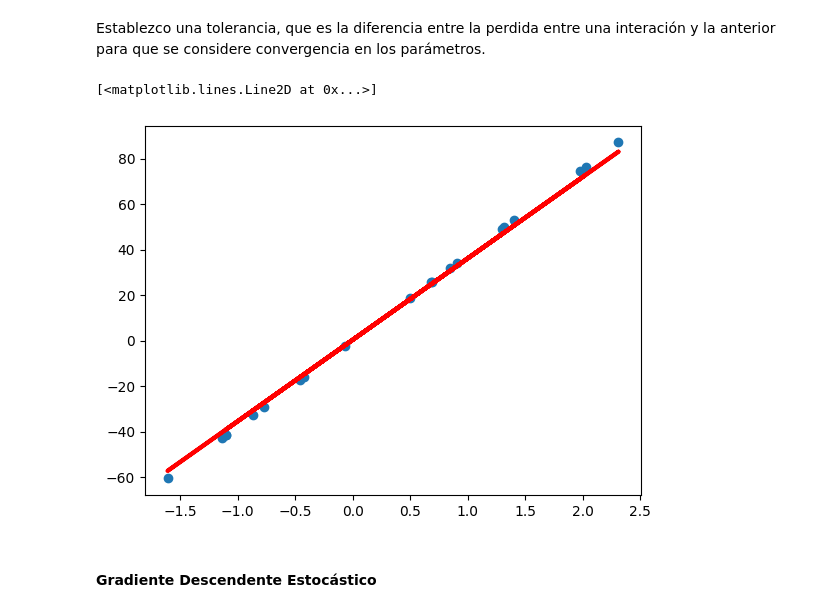
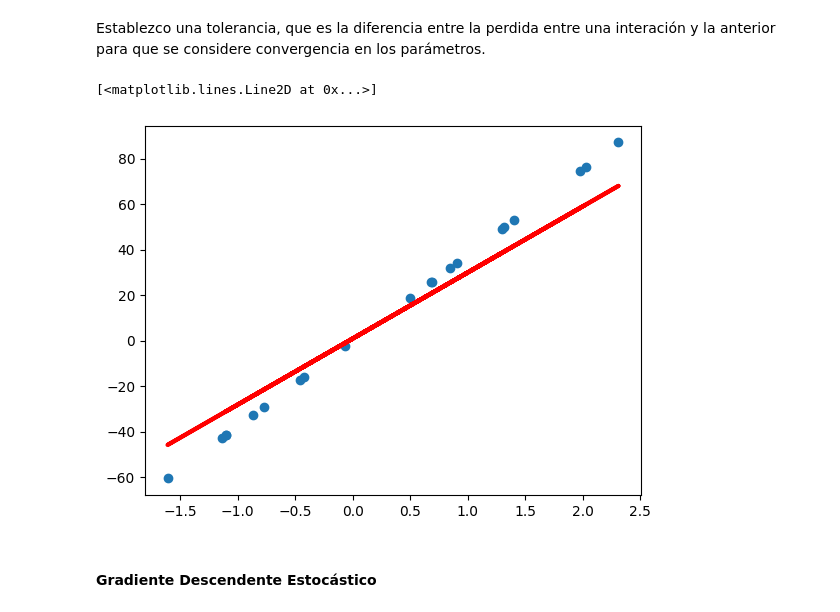
Before and after one commit to jcambiasso/intro_ia, a Jupyter notebook: tp_integrador_enunciado/tpi_parte2.ipynb, the cells around one changed output. Cells and saved outputs as stored; diff of their text form; code cells hidden in the pictures.

```diff
--- a/tp_integrador_enunciado/tpi_parte2.ipynb
+++ b/tp_integrador_enunciado/tpi_parte2.ipynb
@@ -688,24 +688,24 @@ def GD(X, y, lr=0.01, epochs=100, tolerance = 0.01):
 # %%
 data = generate_dataset(
     n_samples=100,
     n_features=1,
     n_informative=1,
     n_targets=1,
     noise=0,
     bias=0,
     output='dataframe',
     random_state=120
     )
 X_train, X_test, Y_train, Y_test = train_test_split(data.drop('target',axis=1),data['target'],train_size=0.8, random_state= 10)
 #Hago un grafiquito muy hardcodeado al problema en cuestion (no me juzguen)
-theta, loss_history_gd = GD(X_train,Y_train,epochs=200)
+theta, loss_history_gd = GD(X_train,Y_train,epochs=100)
 X = X_test.values
 Y = Y_test.values
 plt.scatter(X,Y)
 plt.plot(X,theta[1]*X + theta[0], color='red', linewidth = 3)
 # %% [output]
 [<matplotlib.lines.Line2D at 0x...>]
-[figure, old version]
+[figure, new version]
 # %% [markdown]
 #### Gradiente Descendente Estocástico
 # %% [markdown]
```
Also changed, not shown: parts of 19 cells of this notebook, 2 other files.
